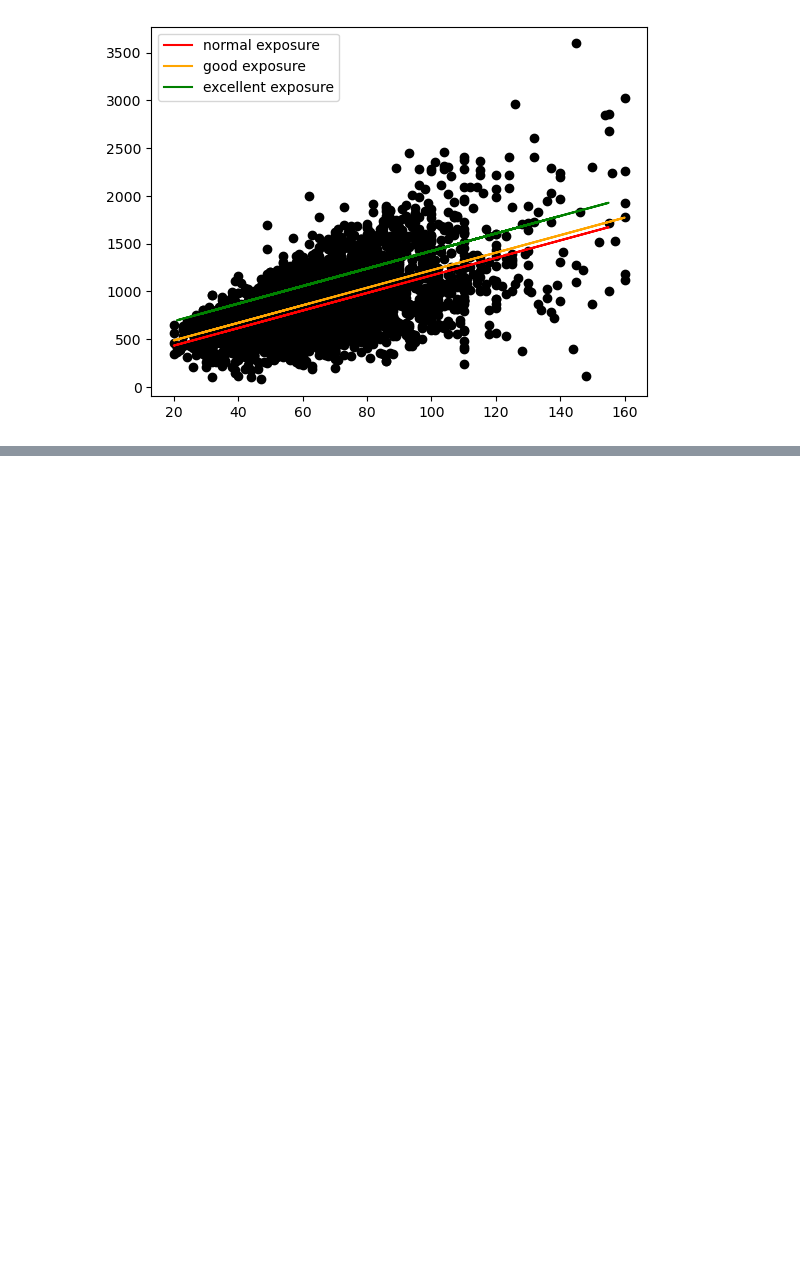
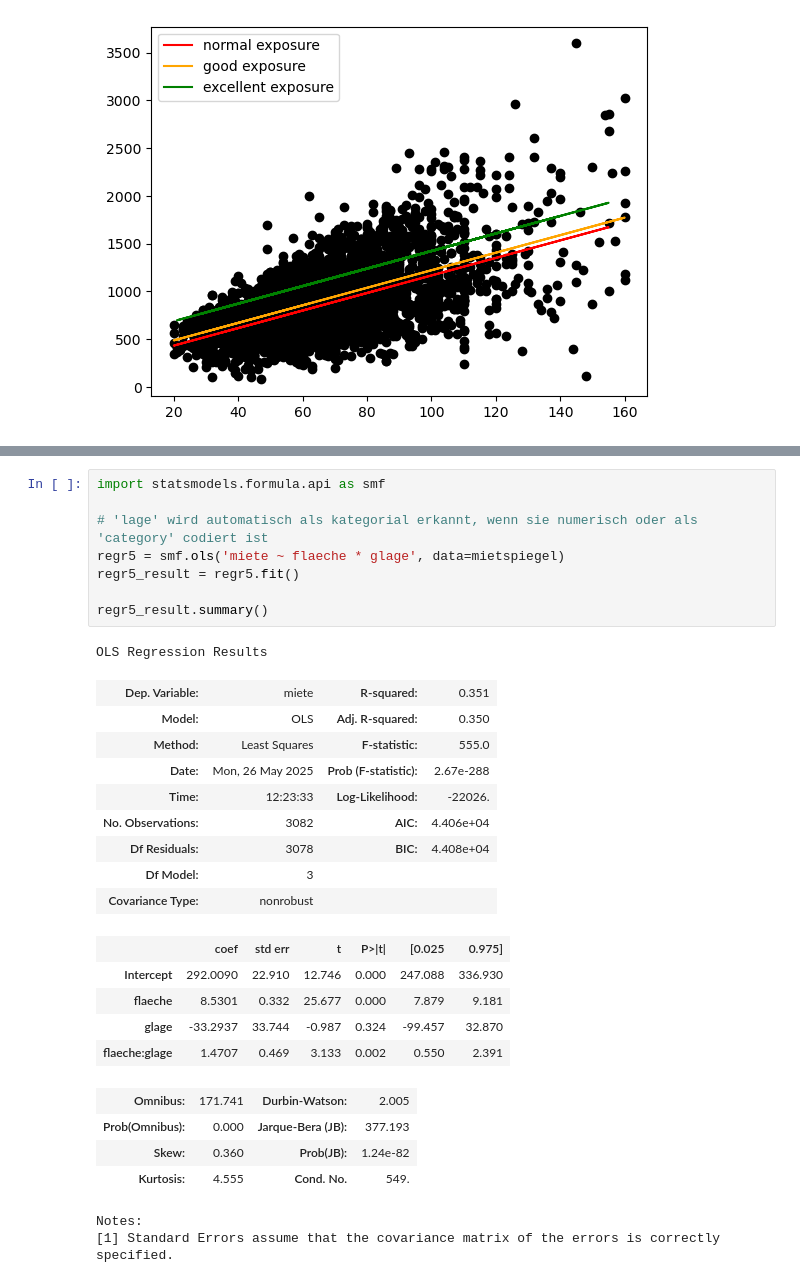
Before and after one commit to hopfkons/business-analytics-fau, a Jupyter notebook: 4_Regression_solutions.ipynb, the cells around one changed output, grey strips where cells are left out. Drawn from its saved outputs; the diff is of its cells as text; blank space fills up the shorter version.

Commit message:
Regression updated scripts

```diff
--- a/4_Regression_solutions.ipynb
+++ b/4_Regression_solutions.ipynb
@@ -377,6 +387,36 @@ OLS Regression Results
 | Kurtosis: | 4.555 | Cond. No. | 549. |
 Notes:
 [1] Standard Errors assume that the covariance matrix of the errors is correctly specified.
+# %%
+import statsmodels.formula.api as smf
+
+# 'lage' wird automatisch als kategorial erkannt, wenn sie numerisch oder als 'category' codiert ist
+regr5 = smf.ols('miete ~ flaeche * glage', data=mietspiegel)
+regr5_result = regr5.fit()
+
+regr5_result.summary()
+# %% [output]
+OLS Regression Results
+| Dep. Variable: | miete | R-squared: | 0.351 |
+| Model: | OLS | Adj. R-squared: | 0.350 |
+| Method: | Least Squares | F-statistic: | 555.0 |
+| Date: | Mon, 26 May 2025 | Prob (F-statistic): | 2.67e-288 |
+| Time: | 12:23:33 | Log-Likelihood: | -22026. |
+| No. Observations: | 3082 | AIC: | 4.406e+04 |
+| Df Residuals: | 3078 | BIC: | 4.408e+04 |
+| Df Model: | 3 |  |  |
+| Covariance Type: | nonrobust |  |  |
+|  | coef | std err | t | P>|t| | [0.025 | 0.975] |
+| Intercept | 292.0090 | 22.910 | 12.746 | 0.000 | 247.088 | 336.930 |
+| flaeche | 8.5301 | 0.332 | 25.677 | 0.000 | 7.879 | 9.181 |
+| glage | -33.2937 | 33.744 | -0.987 | 0.324 | -99.457 | 32.870 |
+| flaeche:glage | 1.4707 | 0.469 | 3.133 | 0.002 | 0.550 | 2.391 |
+| Omnibus: | 171.741 | Durbin-Watson: | 2.005 |
+| Prob(Omnibus): | 0.000 | Jarque-Bera (JB): | 377.193 |
+| Skew: | 0.360 | Prob(JB): | 1.24e-82 |
+| Kurtosis: | 4.555 | Cond. No. | 549. |
+Notes:
+[1] Standard Errors assume that the covariance matrix of the errors is correctly specified.
 # %%
 pred = regr5_result.predict(x5)
 
```
Also changed, not shown: parts of 5 cells of this notebook, 1 other file.
